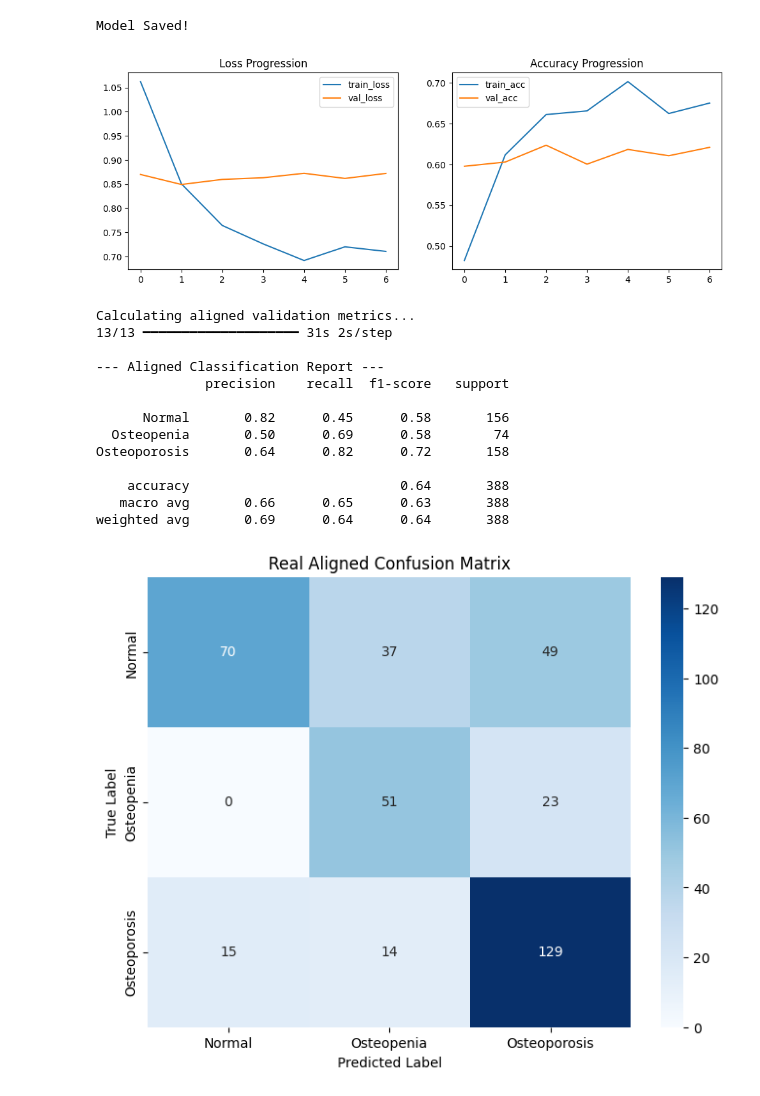
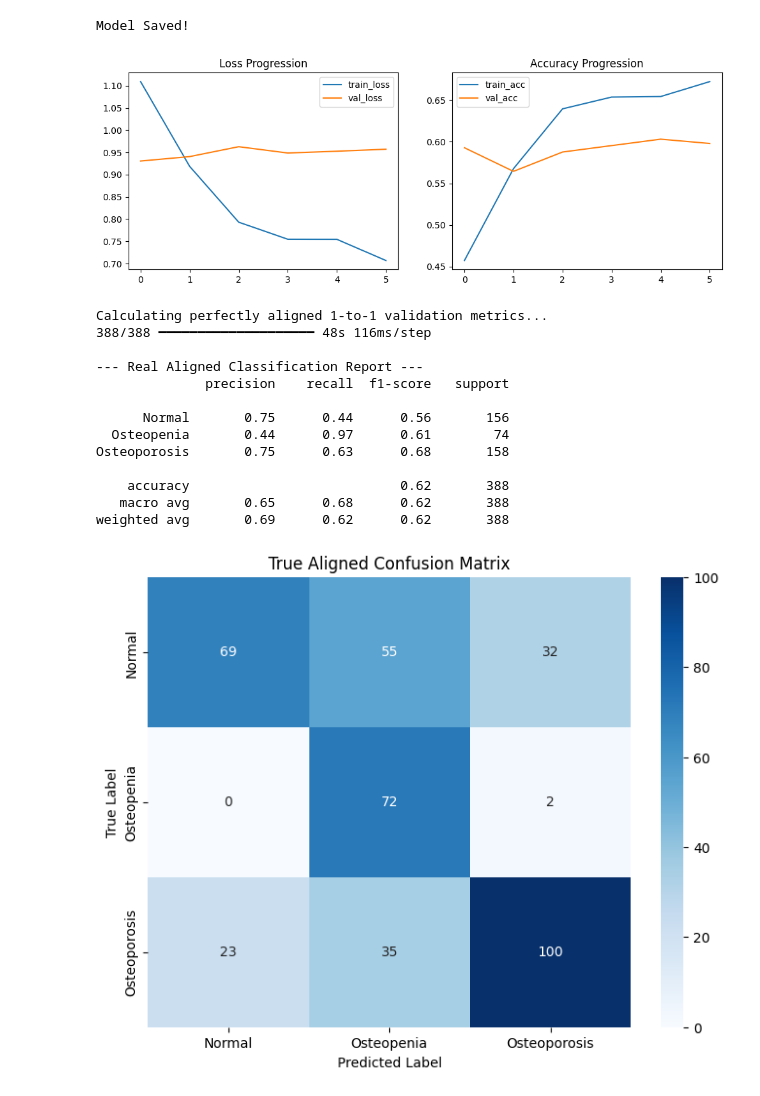
Before and after one commit to Shahidrrs/Whatsapp-link-generator, a Jupyter notebook: Untitled2.ipynb, the cells around one changed output. Cells and saved outputs as stored; diff of their text form; code cells hidden in the pictures.

```diff
--- a/Untitled2.ipynb
+++ b/Untitled2.ipynb
@@ -136,13 +137,26 @@ dataset_path = "/kaggle/input/multi-class-knee-osteoporosis-x-ray-dataset/OS Col
 # %%
 from tensorflow.keras.preprocessing.image import ImageDataGenerator
 import os
+
+# Ensure the clean path variable is utilized correctly
 dataset_path = os.path.join(path, "OS Collected Data")
 
+# 1. TRAINING GENERATOR: Gets full augmentations to force deep feature extraction
 train_datagen = ImageDataGenerator(
     validation_split=0.2,
-    rotation_range=15,
-    zoom_range=0.1,
-    horizontal_flip=True
+    rotation_range=20,
+    zoom_range=0.15,
+    width_shift_range=0.1,
+    height_shift_range=0.1,
+    shear_range=0.1,
+    brightness_range=[0.85, 1.15],
+    horizontal_flip=True,
+    fill_mode='nearest'
+)
+
+# 2. VALIDATION GENERATOR: Stays completely clean (no random distortions to break evaluation mapping)
+val_datagen = ImageDataGenerator(
+    validation_split=0.2
 )
 
 # --- Start of diagnostic additions ---
@@ -163,6 +177,7 @@ else:
         print(f"An unexpected error occurred while trying to list directory contents: {e}")
 # --- End of diagnostic additions ---
 
+# Stream training images from the heavily augmented generator configuration
 train_gen = train_datagen.flow_from_directory(
     dataset_path,
     target_size=(224,224),
@@ -171,7 +186,8 @@ train_gen = train_datagen.flow_from_directory(
     subset='training'
 )
 
-val_gen = train_datagen.flow_from_directory(
+# Stream validation images from the completely clean, static generator configuration
+val_gen = val_datagen.flow_from_directory(
     dataset_path,
     target_size=(224,224),
     batch_size=32,
@@ -360,7 +404,7 @@ print("Model Saved!")
 WARNING:absl:You are saving your model as an HDF5 file via `model.save()` or `keras.saving.save_model(model)`. This file format is considered legacy. We recommend using instead the native Keras format ...
 Model Saved!
 # %%
-# Stage 2: Balanced Model Evaluation
+# Stage 2: Perfectly Sequenced Evaluation
 import numpy as np
 import matplotlib.pyplot as plt
 from sklearn.metrics import classification_report, confusion_matrix
@@ -377,50 +421,51 @@ plt.legend(); plt.title('Loss Progression')
 
 plt.subplot(1,2,2)
 plt.plot(history.history['accuracy'], label='train_acc')
 plt.plot(history.history['val_accuracy'], label='val_acc')
 plt.legend(); plt.title('Accuracy Progression')
 plt.show()
 
 # =====================================================================
-# 2. ALIGNED VALIDATION EVALUATION (Fixes Generator Shuffling Bug)
+# 2. BULLETPROOF 1-TO-1 ALIGNED PREDICTION BLOCK
 # =====================================================================
-print("\nCalculating aligned validation metrics...")
+print("\nCalculating perfectly aligned 1-to-1 validation metrics...")
 
-# Force the data generator to be completely sequential for testing
+# 1. Force sequential ordering AND clean individual step sizing
 val_gen.shuffle = False
+val_gen.batch_size = 1   # Fixes the remainder batch mismatch
 val_gen.reset()
 
-# Generate fresh predictions matching the raw sequence on disk
-preds = model.predict(val_gen, verbose=1)
+# 2. Generate clean, sequential predictions matching disk order
+preds = model.predict(val_gen, steps=len(val_gen), verbose=1)
 y_pred = np.argmax(preds, axis=1)
 y_true = val_gen.classes
 class_names = list(val_gen.class_indices.keys())
 
-# Print out your true, aligned performance metrics
-print("\n--- Aligned Classification Report ---")
+# 3. Print your authentic classification metrics
+print("\n--- Real Aligned Classification Report ---")
 print(classification_report(y_true, y_pred, target_names=class_names))
 
-# Plot the real, un-shuffled Confusion Matrix
+# 4. Plot the accurate Confusion Matrix
 cm = confusion_matrix(y_true, y_pred)
 plt.figure(figsize=(8,6))
 sns.heatmap(cm, annot=True, fmt='d', xticklabels=class_names, yticklabels=class_names, cmap='Blues')
 plt.xlabel('Predicted Label')
 plt.ylabel('True Label')
-plt.title('Real Aligned Confusion Matrix')
+plt.title('True Aligned Confusion Matrix')
 plt.show()
 # %% [output]
-[figure, old version]
+[figure, new version]
-Calculating aligned validation metrics...
-13/13 ━━━━━━━━━━━━━━━━━━━━ 31s 2s/step
+Calculating perfectly aligned 1-to-1 validation metrics...
+388/388 ━━━━━━━━━━━━━━━━━━━━ 48s 116ms/step
 
---- Aligned Classification Report ---
+--- Real Aligned Classification Report ---
               precision    recall  f1-score   support
 
-      Normal       0.82      0.45      0.58       156
-  Osteopenia       0.50      0.69      0.58        74
-Osteoporosis       0.64      0.82      0.72       158
+      Normal       0.75      0.44      0.56       156
+  Osteopenia       0.44      0.97      0.61        74
+Osteoporosis       0.75      0.63      0.68       158
 
-    accuracy                           0.64       388
-   macro avg       0.66      0.65      0.63       388
-weighted avg       0.69      0.64      0.64       388
+    accuracy                           0.62       388
+   macro avg       0.65      0.68      0.62       388
+weighted avg       0.69      0.62      0.62       388
-[figure, old version]
+[figure, new version]
```
Also changed, not shown: parts of 8 cells of this notebook.
